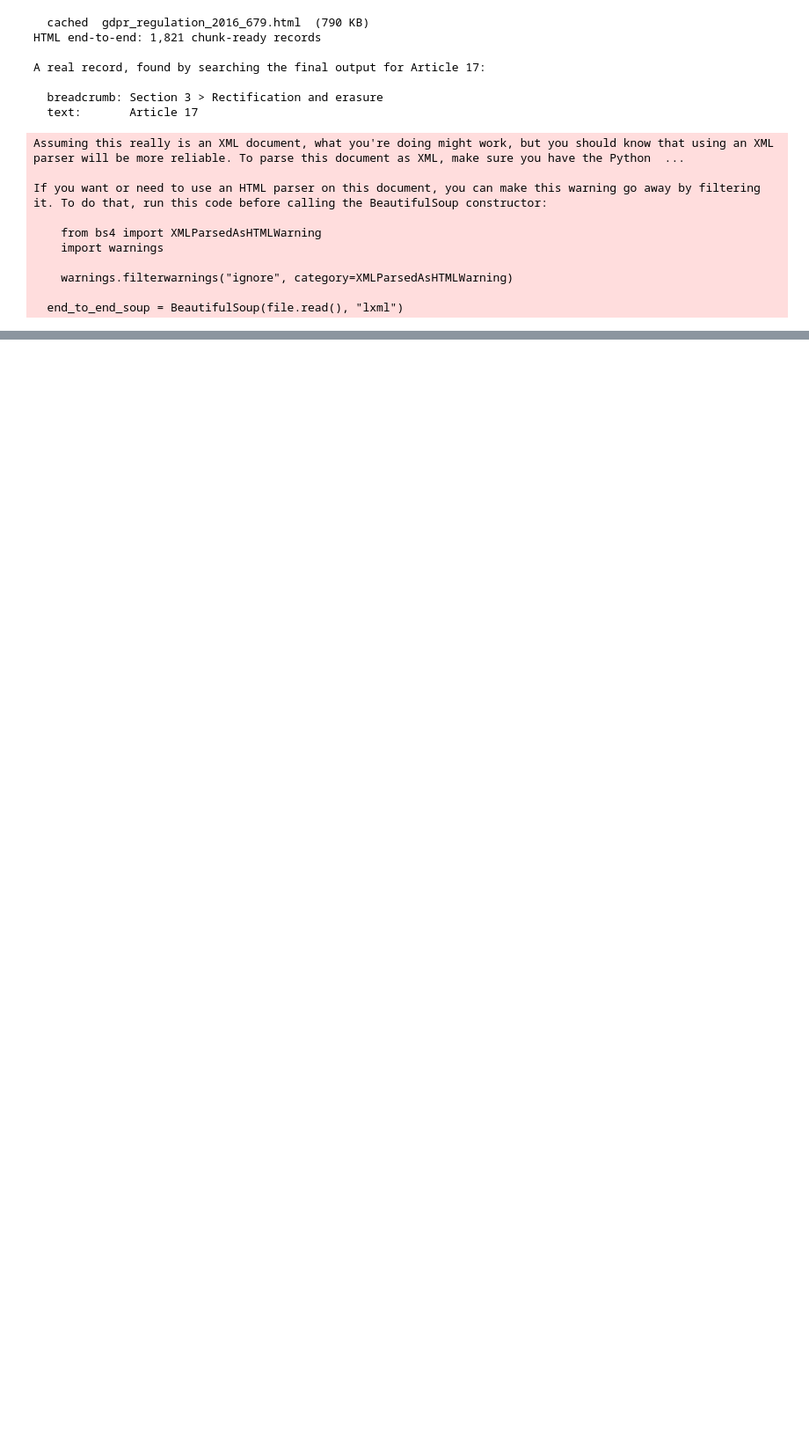
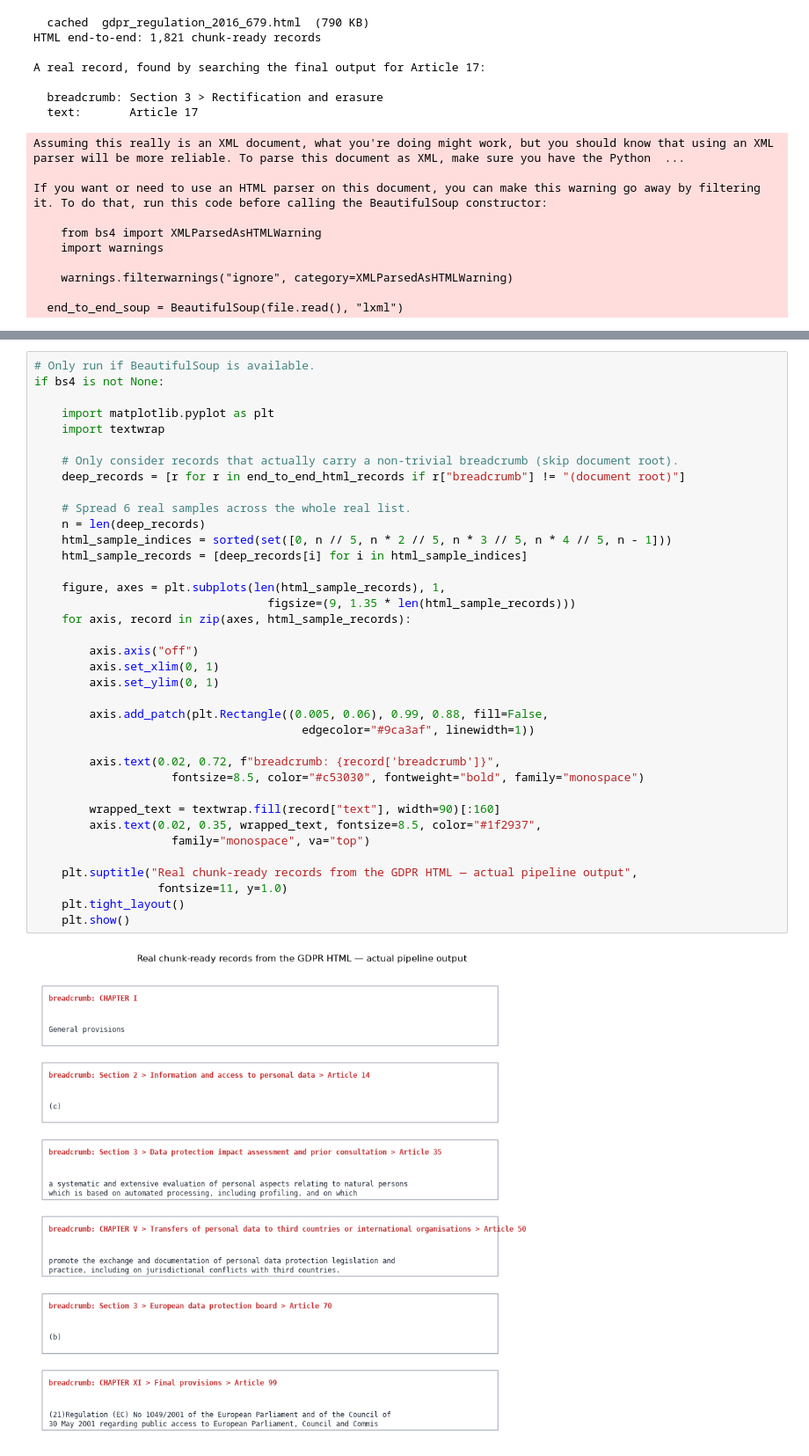
Before and after one commit to ajay-nikumbh/RAG, a Jupyter notebook: 02. Documents data sources ingestion/2d. DOCX HTML and markdown/2d. DOCX HTML and markdown.ipynb, the cells around one changed output, grey strips where cells are left out. Shown at 88% size. Saved outputs shown, nothing was run; the diff lists cells and outputs as text; blank space fills up the shorter version.

```diff
--- a/02. Documents data sources ingestion/2d. DOCX HTML and markdown/2d. DOCX HTML and markdown.ipynb
+++ b/02. Documents data sources ingestion/2d. DOCX HTML and markdown/2d. DOCX HTML and markdown.ipynb
@@ -1017,3 +1072,42 @@ If you want or need to use an HTML parser on this document, you can make this wa
+# %%
+# Only run if BeautifulSoup is available.
+if bs4 is not None:
+
+    import matplotlib.pyplot as plt
+    import textwrap
+
+    # Only consider records that actually carry a non-trivial breadcrumb (skip document root).
+    deep_records = [r for r in end_to_end_html_records if r["breadcrumb"] != "(document root)"]
+
+    # Spread 6 real samples across the whole real list.
+    n = len(deep_records)
+    html_sample_indices = sorted(set([0, n // 5, n * 2 // 5, n * 3 // 5, n * 4 // 5, n - 1]))
+    html_sample_records = [deep_records[i] for i in html_sample_indices]
+
+    figure, axes = plt.subplots(len(html_sample_records), 1,
+                                  figsize=(9, 1.35 * len(html_sample_records)))
+    for axis, record in zip(axes, html_sample_records):
+
+        axis.axis("off")
+        axis.set_xlim(0, 1)
+        axis.set_ylim(0, 1)
+
+        axis.add_patch(plt.Rectangle((0.005, 0.06), 0.99, 0.88, fill=False,
+                                       edgecolor="#9ca3af", linewidth=1))
+
+        axis.text(0.02, 0.72, f"breadcrumb: {record['breadcrumb']}",
+                    fontsize=8.5, color="#c53030", fontweight="bold", family="monospace")
+
+        wrapped_text = textwrap.fill(record["text"], width=90)[:160]
+        axis.text(0.02, 0.35, wrapped_text, fontsize=8.5, color="#1f2937",
+                    family="monospace", va="top")
+
+    plt.suptitle("Real chunk-ready records from the GDPR HTML — actual pipeline output",
+                  fontsize=11, y=1.0)
+    plt.tight_layout()
+    plt.show()
+# %% [output]
+[figure, added]
 # %% [markdown]
 **Same two-field shape (`breadcrumb`, `text`) as the DOCX end-to-end output above** — this
 is the actual point of doing structural extraction per format: once you reach this final
```
Also changed, not shown: parts of 5 cells of this notebook.
